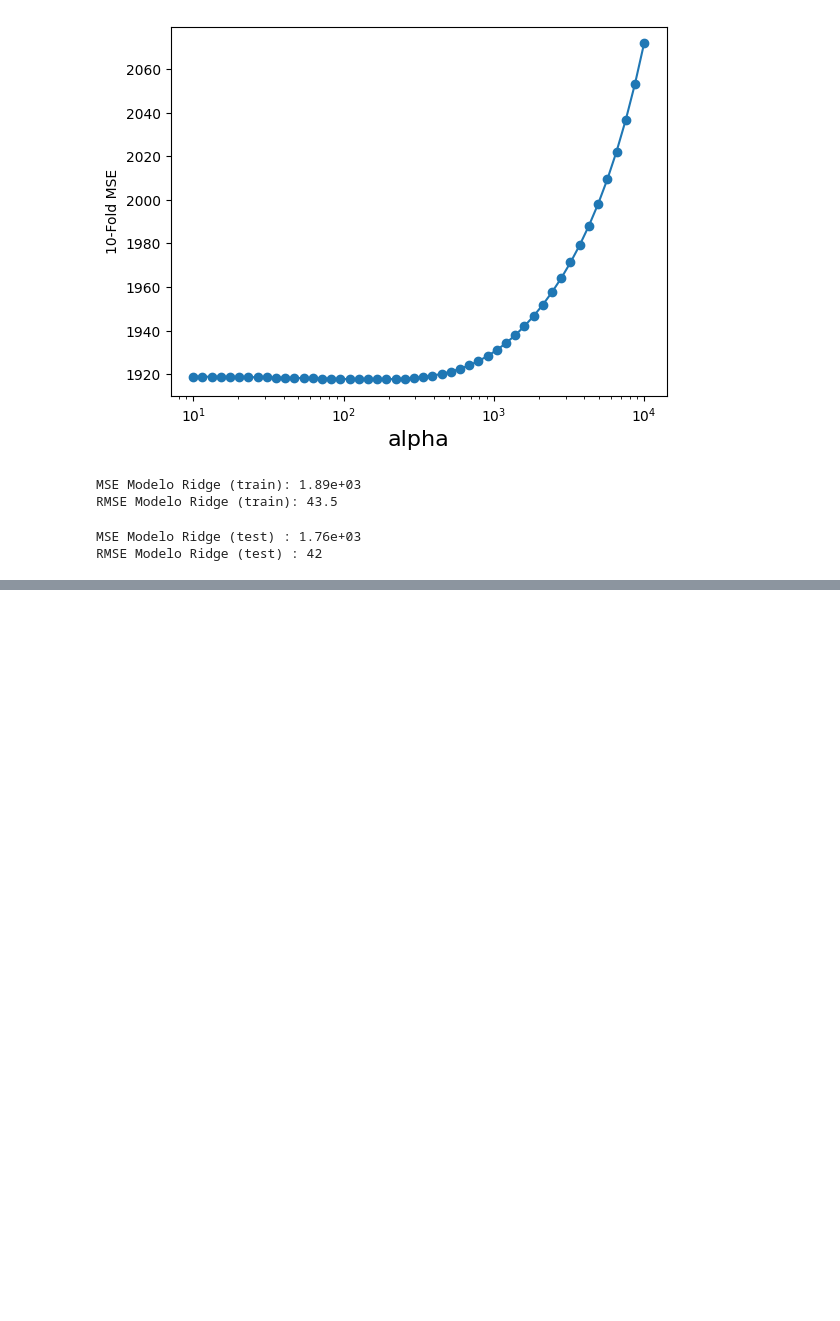
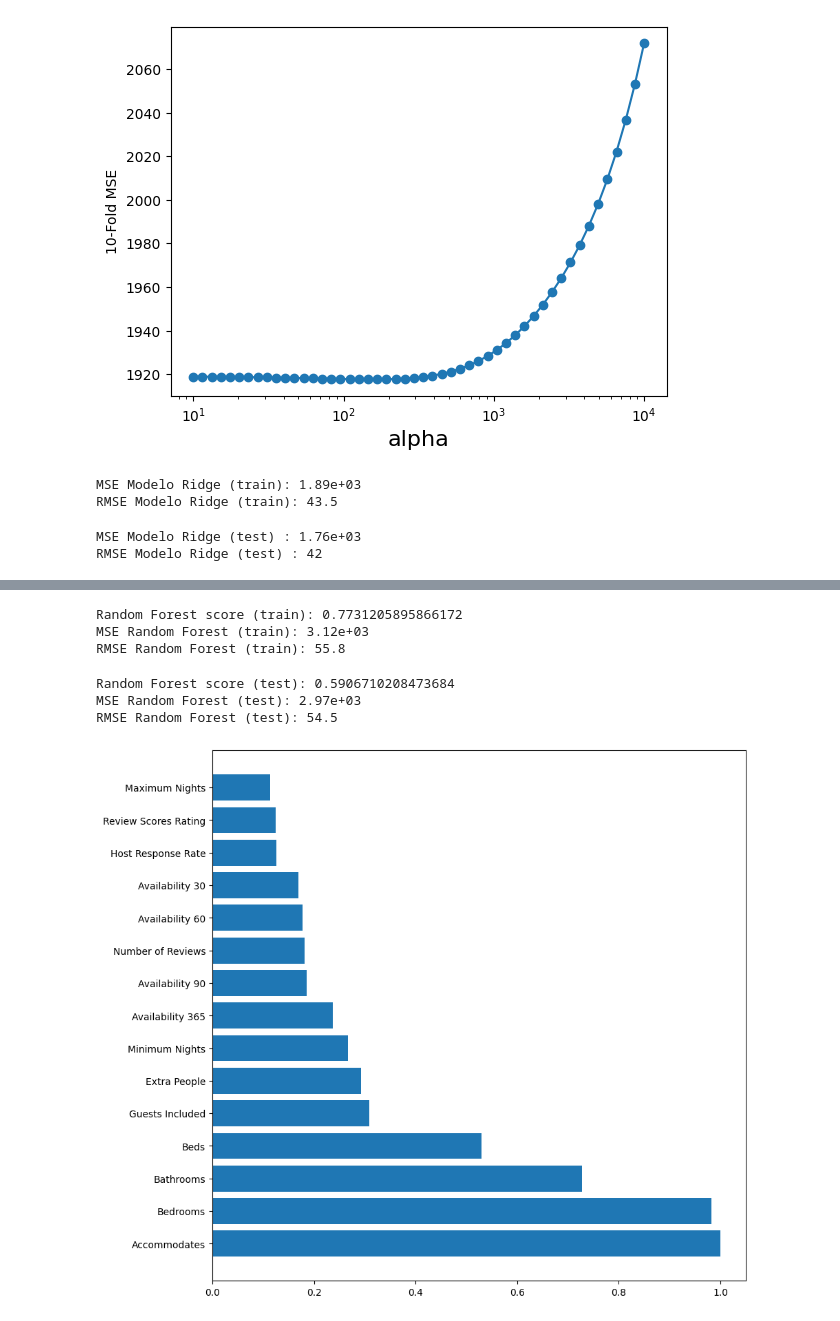
Before and after one commit to bernikrn/machine-learning-practica, a Jupyter notebook: ML_practica.ipynb, the cells around one changed output, grey strips where cells are left out. Saved outputs shown, nothing was run; the diff lists cells and outputs as text; code cells hidden in the pictures; blank space fills up the shorter version.

```diff
--- a/ML_practica.ipynb
+++ b/ML_practica.ipynb
@@ -343,0 +432,38 @@ RMSE Modelo Ridge (test) : 42
+# %%
+# using 11 as max depth, instead of 14, becouse the improvement is minimum
+maxDepthOptimo = 11
+randForestModel = RandomForestRegressor(random_state=0,max_depth=maxDepthOptimo,n_estimators=600,max_features='sqrt').fit(X_train,y_train.ravel())
+
+print("Random Forest score (train):",randForestModel.score(X_train,y_train))
+
+ytrainRandForest = randForestModel.predict(XtrainScaled)
+mseTrainModelRandForest = mean_squared_error(y_train,ytrainRandForest)
+print('MSE Random Forest (train): %0.3g' % mseTrainModelRandForest)
+print('RMSE Random Forest (train): %0.3g' % np.sqrt(mseTrainModelRandForest))
+# %% [output]
+Random Forest score (train): 0.7731205895866172
+MSE Random Forest (train): 3.12e+03
+RMSE Random Forest (train): 55.8
+# %%
+print("Random Forest score (test):",randForestModel.score(X_test,y_test))
+
+ytestRandForest = randForestModel.predict(XtestScaled)
+mseTestModelRandForest = mean_squared_error(y_test,ytestRandForest)
+print('MSE Random Forest (test): %0.3g' % mseTestModelRandForest)
+print('RMSE Random Forest (test): %0.3g' % np.sqrt(mseTestModelRandForest))
+# %% [output]
+Random Forest score (test): 0.5906710208473684
+MSE Random Forest (test): 2.97e+03
+RMSE Random Forest (test): 54.5
+# %%
+importances = randForestModel.feature_importances_
+importances = importances / np.max(importances)
+
+indices = np.argsort(importances)[::-1]
+
+plt.figure(figsize=(10,10))
+plt.barh(range(X_train.shape[1]),importances[indices])
+plt.yticks(range(X_train.shape[1]),feature_names[indices])
+plt.show()
+# %% [output]
+[figure, added]
```
Also changed, not shown: parts of 19 cells of this notebook.
